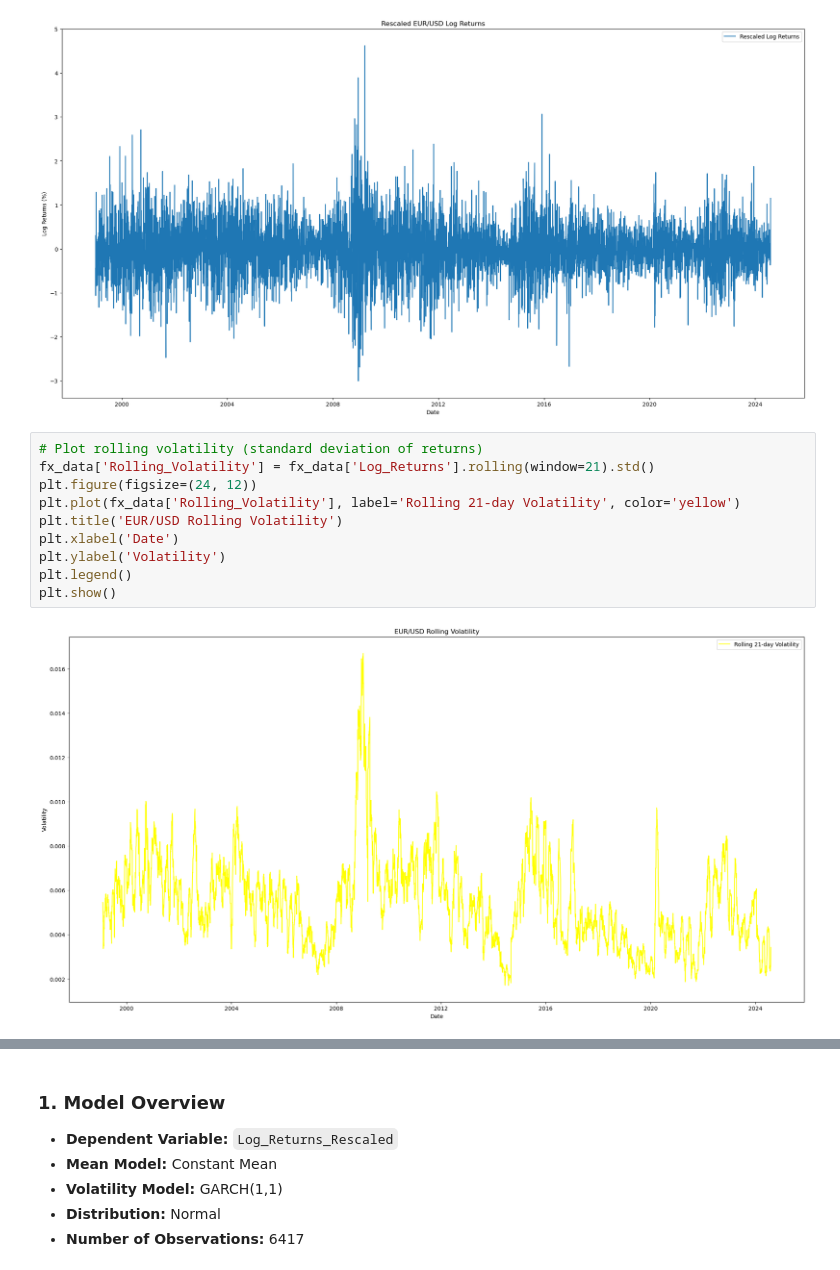
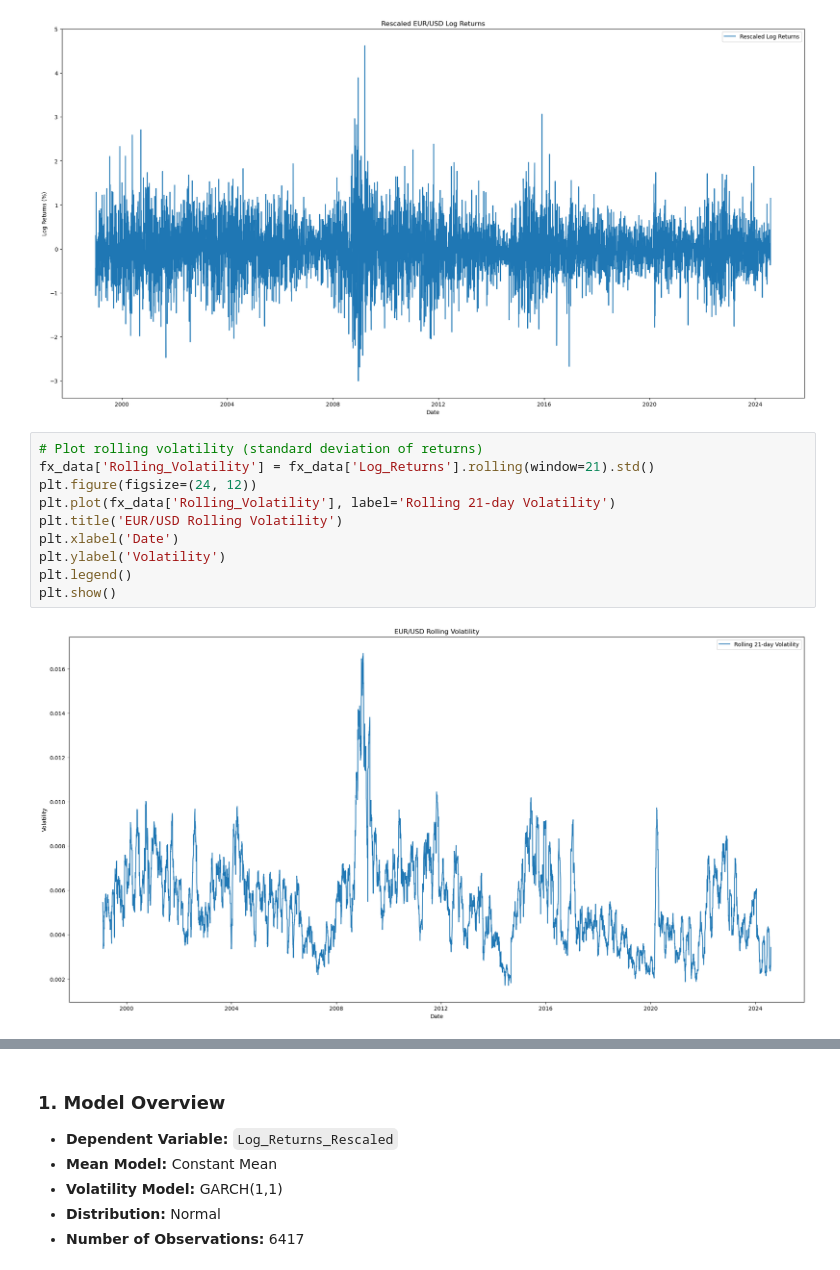
Before and after one commit to ignaciopericet/Personal-Studies, a Jupyter notebook: 01_Time_Series_Modeling/2.ARCH&GARCH_Models_FX.ipynb, the cells around one changed output, grey strips where cells are left out. Saved outputs shown, nothing was run; the diff lists cells and outputs as text.

```diff
--- a/01_Time_Series_Modeling/2.ARCH&GARCH_Models_FX.ipynb
+++ b/01_Time_Series_Modeling/2.ARCH&GARCH_Models_FX.ipynb
@@ -70,15 +70,15 @@ plt.show()
 # %%
 # Plot rolling volatility (standard deviation of returns)
 fx_data['Rolling_Volatility'] = fx_data['Log_Returns'].rolling(window=21).std()
 plt.figure(figsize=(24, 12))
-plt.plot(fx_data['Rolling_Volatility'], label='Rolling 21-day Volatility', color='yellow')
+plt.plot(fx_data['Rolling_Volatility'], label='Rolling 21-day Volatility')
 plt.title('EUR/USD Rolling Volatility')
 plt.xlabel('Date')
 plt.ylabel('Volatility')
 plt.legend()
 plt.show()
 # %% [output]
-[figure, old version]
+[figure, new version]
 # %%
 # Fit a GARCH(1,1) model on the rescaled log returns
 model = arch_model(fx_data['Log_Returns_Rescaled'].dropna(), vol='Garch', p=1, q=1)
```
Also changed, not shown: parts of 4 cells of this notebook.
